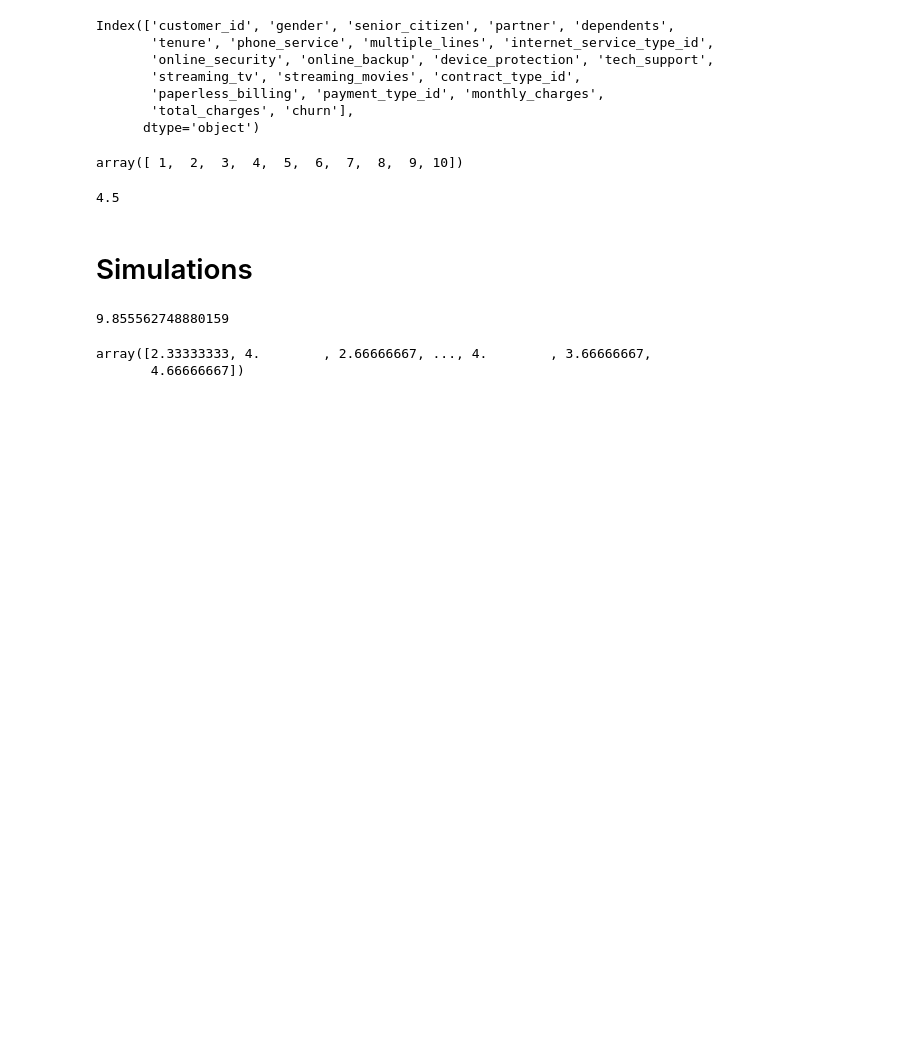
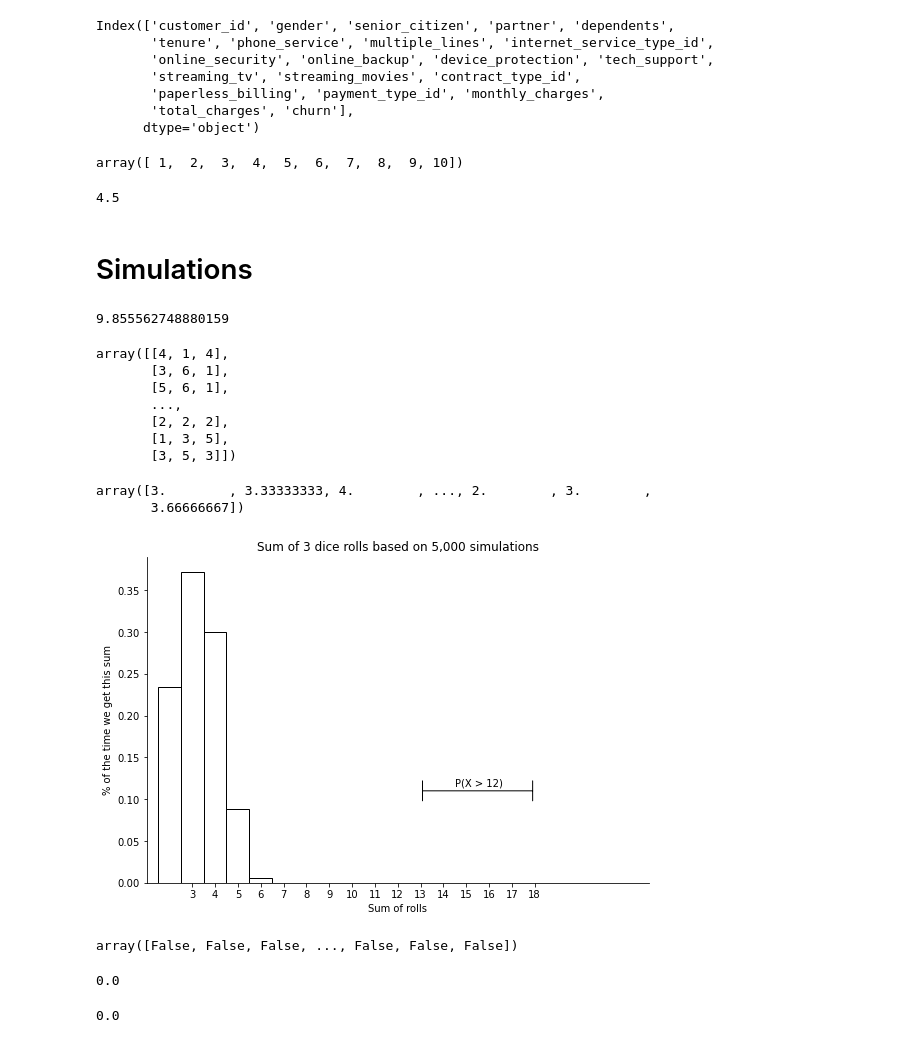
Before and after one commit to stephenkipkurui/statistics-exercises, a Jupyter notebook: learning_playground.ipynb, the cells around one changed output. Saved outputs shown, nothing was run; the diff lists cells and outputs as text; code cells hidden in the pictures; blank space fills up the shorter version.

```diff
--- a/learning_playground.ipynb
+++ b/learning_playground.ipynb
@@ -72,8 +72,39 @@ trials = 3
 
 dice = 3
 
-c = np.random.choice([1,2,3,4,5,6], rows * dice).reshape(rows, trials).mean(axis=1)
+c = np.random.choice([1,2,3,4,5,6], rows * dice).reshape(rows, trials)
 c
 # %% [output]
-array([2.33333333, 4.        , 2.66666667, ..., 4.        , 3.66666667,
-       4.66666667])
+array([[4, 1, 4],
+       [3, 6, 1],
+       [5, 6, 1],
+       ...,
+       [2, 2, 2],
+       [1, 3, 5],
+       [3, 5, 3]])
+# %%
+sum_trials = c.mean(axis=1)
+sum_trials
+# %% [output]
+array([3.        , 3.33333333, 4.        , ..., 2.        , 3.        ,
+       3.66666667])
+# %%
+viz.simulation_example1(sum_trials)
+# %% [output]
+[figure, added]
+# %%
+wins = sum_trials > 12
+
+wins
+# %% [output]
+array([False, False, False, ..., False, False, False])
+# %%
+win_rate = wins.astype(int).mean()
+win_rate
+# %% [output]
+0.0
+# %%
+expected_wins = win_rate * 15
+expected_wins
+# %% [output]
+0.0
```
Also changed, not shown: parts of 7 cells of this notebook.
